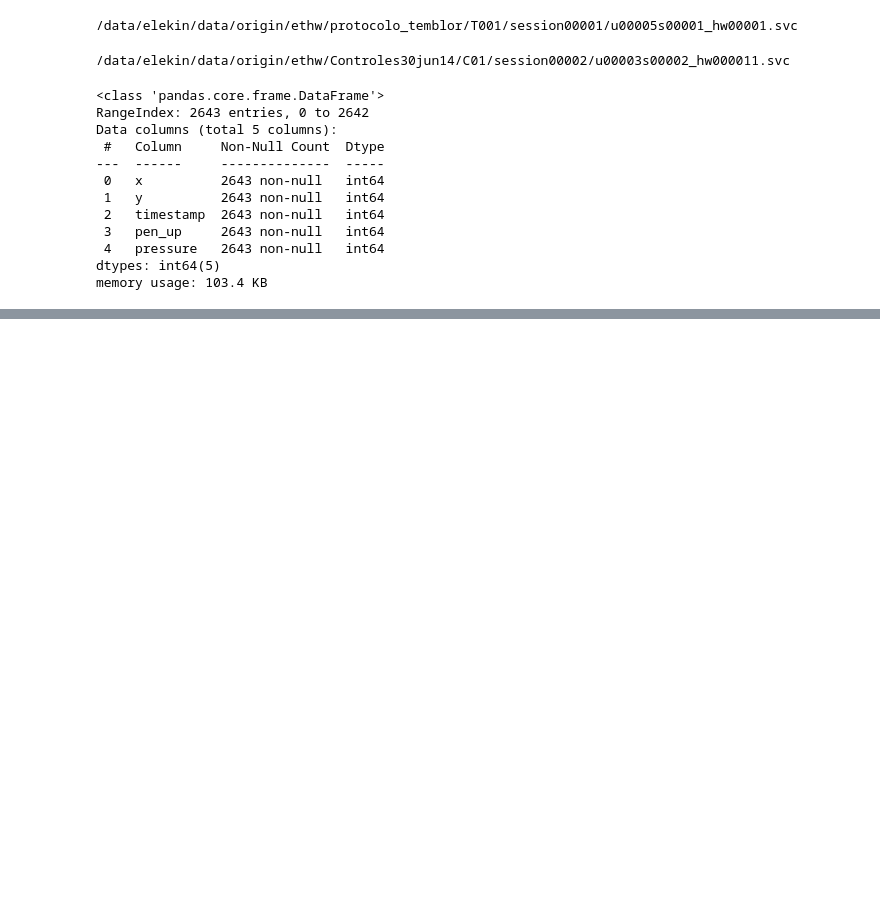
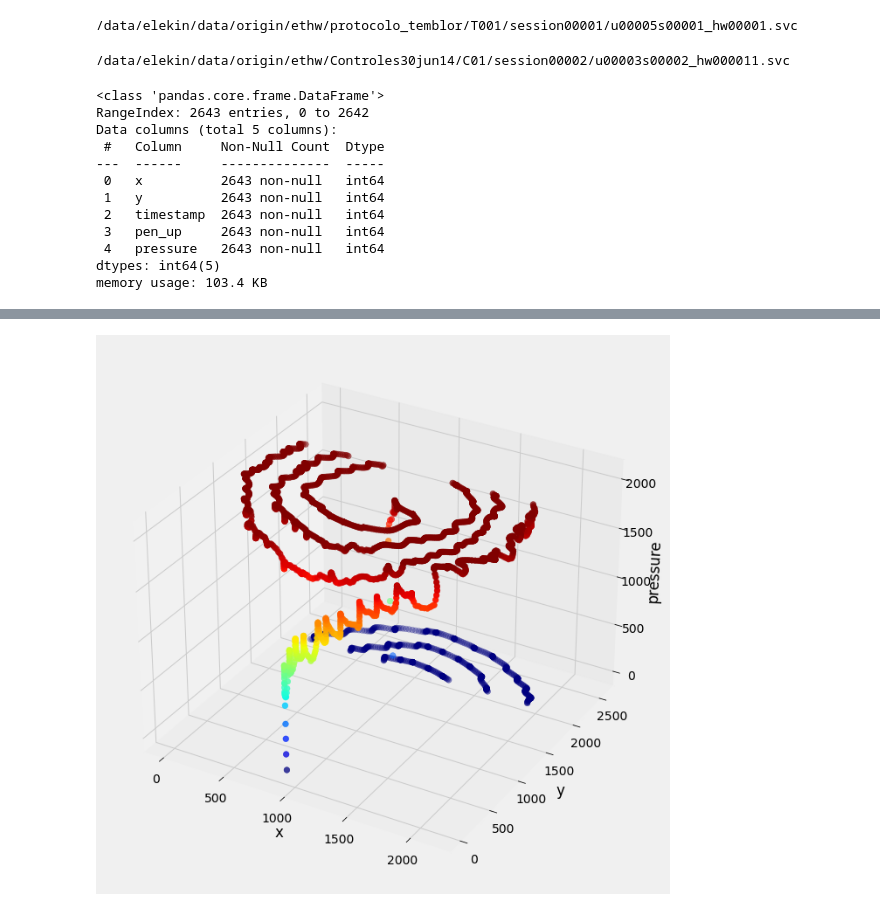
Before and after one commit to spolex/spiral, a Jupyter notebook: notebooks/202208_spiral_raw_data_exploration_figures.ipynb, the cells around one changed output, grey strips where cells are left out. Drawn from its saved outputs; the diff is of its cells as text; code cells hidden in the pictures; blank space fills up the shorter version.

```diff
--- a/notebooks/202208_spiral_raw_data_exploration_figures.ipynb
+++ b/notebooks/202208_spiral_raw_data_exploration_figures.ipynb
@@ -110,3 +151,28 @@ data.head(10)
+# %%
+# Plot initialisation
+fig = plt.figure(figsize=(10,15))
+ax = fig.add_subplot(111, projection='3d')
+sc = ax.scatter(data['x']-data['x'].min(),
+           data['y']-data['y'].min(),
+           data['pressure']-data['pressure'].min(), c=data.pressure, cmap="jet", marker='o', s=45)
+
+# label the axes
+ax.set_xlabel('x')
+ax.set_ylabel('y')
+ax.set_zlabel('pressure')
+
+
+colors = [sc.cmap(sc.norm(i)) for i in [0.0, 1.0, 2.0]]
+
+custom_lines = [plt.Line2D([],[], ls="", marker='.',
+                mec='k', mfc=c, mew=.1, ms=20) for c in colors]
+
+#fig.colorbar(sc)
+
+#ax.set_title("BIODARW")
+plt.show()
+# %% [output]
+[figure, added]
 # %%
 data['r'] = extract_radio(data)
 control['r'] = extract_radio(control)
```
Also changed, not shown: parts of 12 cells of this notebook, 15 other files.
